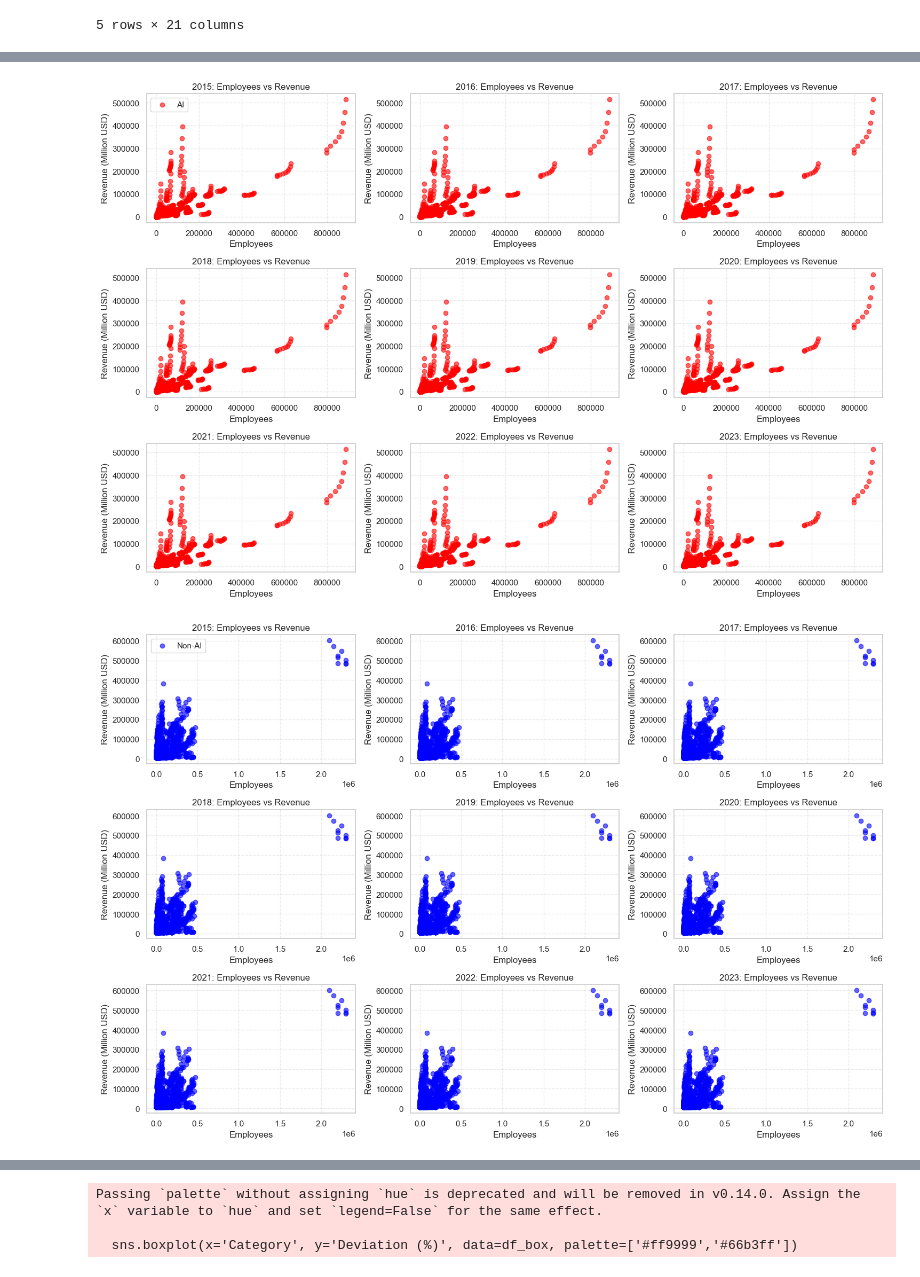
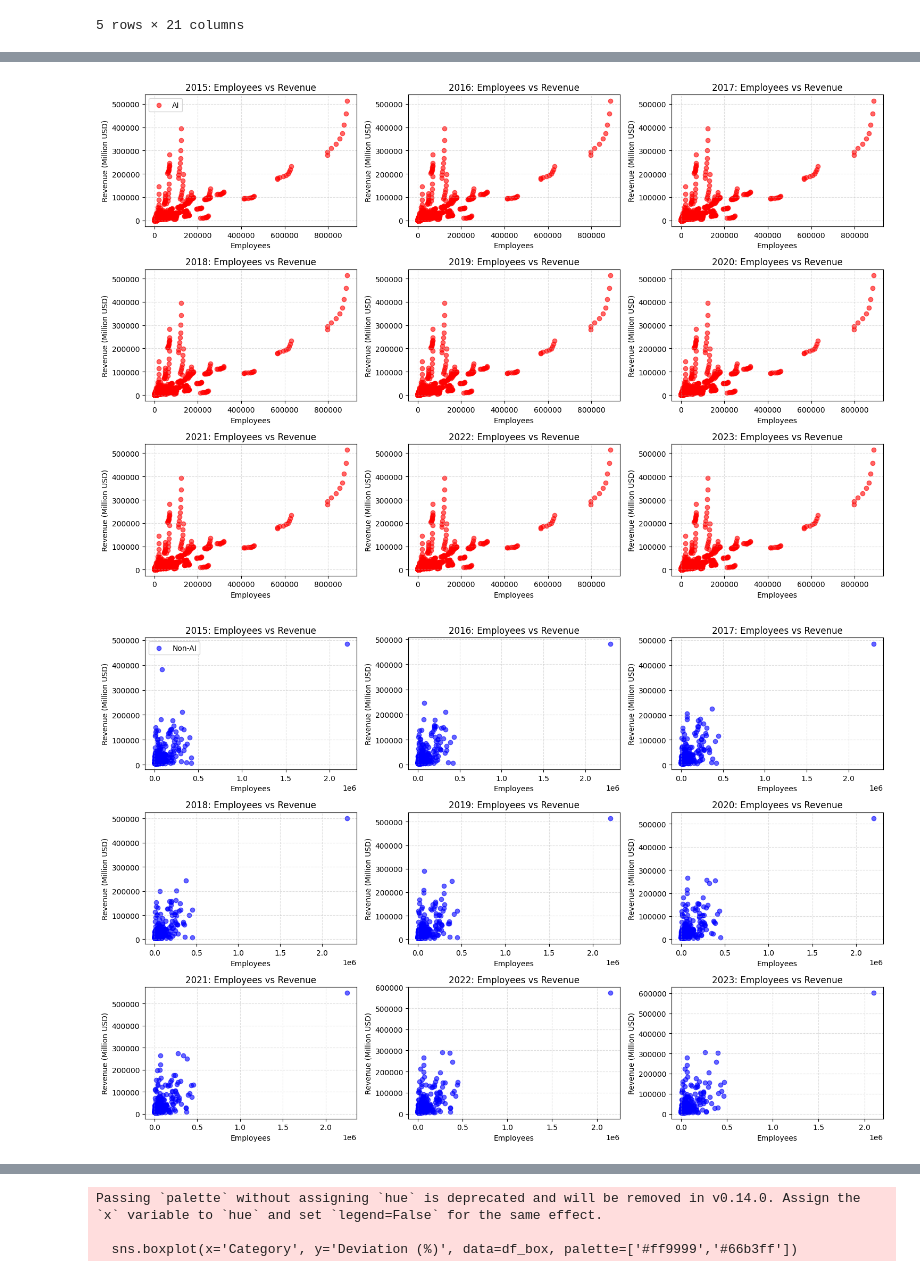
Before and after one commit to curator-me/Revenue-Prediction-model, a Jupyter notebook: Analysis.ipynb, the cells around one changed output, grey strips where cells are left out. Cells and saved outputs as stored; diff of their text form; code cells hidden in the pictures.

```diff
--- a/Analysis.ipynb
+++ b/Analysis.ipynb
@@ -6,8 +6,8 @@ import seaborn as sns
 # %%
 df = pd.read_csv("data/company_data.csv")
 
-rev_years = [f"revenue_mil_y{y}" for y in range(2015, 2024)]
-emp_years = [f"employees_y{y}" for y in range(2015, 2024)]
+rev_collums = [f"revenue_mil_y{y}" for y in range(2015, 2024)]
+emp_collums = [f"employees_y{y}" for y in range(2015, 2024)]
 
 years_list = [str(y) for y in range(2015, 2024)]
 growth_years = [str(y) for y in range(2016, 2024)]
@@ -158,8 +159,8 @@ def avg_yoy_growth(df, cols, years):
         growth_dict[years[i]] = growth.replace([np.inf, -np.inf], np.nan).mean()
     return growth_dict
 
-growth_ai_emp = avg_yoy_growth(df_ai, emp_cols, years_list)
-growth_non_ai_emp = avg_yoy_growth(df_non_ai, emp_cols, years_list)
+growth_ai_emp = avg_yoy_growth(df_ai, emp_collums, years_list)
+growth_non_ai_emp = avg_yoy_growth(df_non_ai, emp_collums, years_list)
 
 x = np.arange(len(growth_ai_emp))
 width = 0.35
@@ -219,8 +220,8 @@ for i, year in enumerate(years_list):
 
     # scatter AI
     ax.scatter(
-        df_ai[emp_years],
-        df_ai[rev_years],
+        df_ai[emp_collums],
+        df_ai[rev_collums],
         color='red',
         alpha=0.6,
         label='AI' if i == 0 else ""
@@ -228,8 +229,8 @@ for i, year in enumerate(years_list):
 
     # scatter Non-AI
     # ax.scatter(
-    #     df_non_ai[emp_years],
-    #     df_non_ai[rev_years],
+    #     df_non_ai[emp_collums],
+    #     df_non_ai[rev_collums],
     #     color='blue',
     #     alpha=0.6,
     #     label='Non-AI' if i == 0 else ""
@@ -246,39 +247,39 @@ axes[0].legend()
 plt.tight_layout()
 plt.show()
 # %% [output]
-[figure, old version]
+[figure, new version]
 # %%
 # 6 subplots
 fig, axes = plt.subplots(3, 3, figsize=(15, 10))
 axes = axes.flatten()
 
 for i, year in enumerate(years_list):
     ax = axes[i]
 
-    emp_col = f"emp_y{year}"
+    emp_col = f"employees_y{year}"
     rev_col = f"revenue_mil_y{year}"
 
     # scatter Non-AI
     ax.scatter(
-        df_non_ai[emp_years],
-        df_non_ai[rev_years],
+        df_non_ai[emp_col],
+        df_non_ai[rev_col],
         color='blue',
         alpha=0.6,
         label='Non-AI' if i == 0 else ""
     )
 
     ax.set_title(f"{year}: Employees vs Revenue")
     ax.set_xlabel("Employees")
     ax.set_ylabel("Revenue (Million USD)")
     ax.grid(True, linestyle='--', alpha=0.4)
 
 # only show legend once
 axes[0].legend()
 
 plt.tight_layout()
 plt.show()
 # %% [output]
-[figure, old version]
+[figure, new version]
 # %%
 def compute_company_growth(df, cols):
     growth_df = []
```
Also changed, not shown: parts of 10 cells of this notebook.
